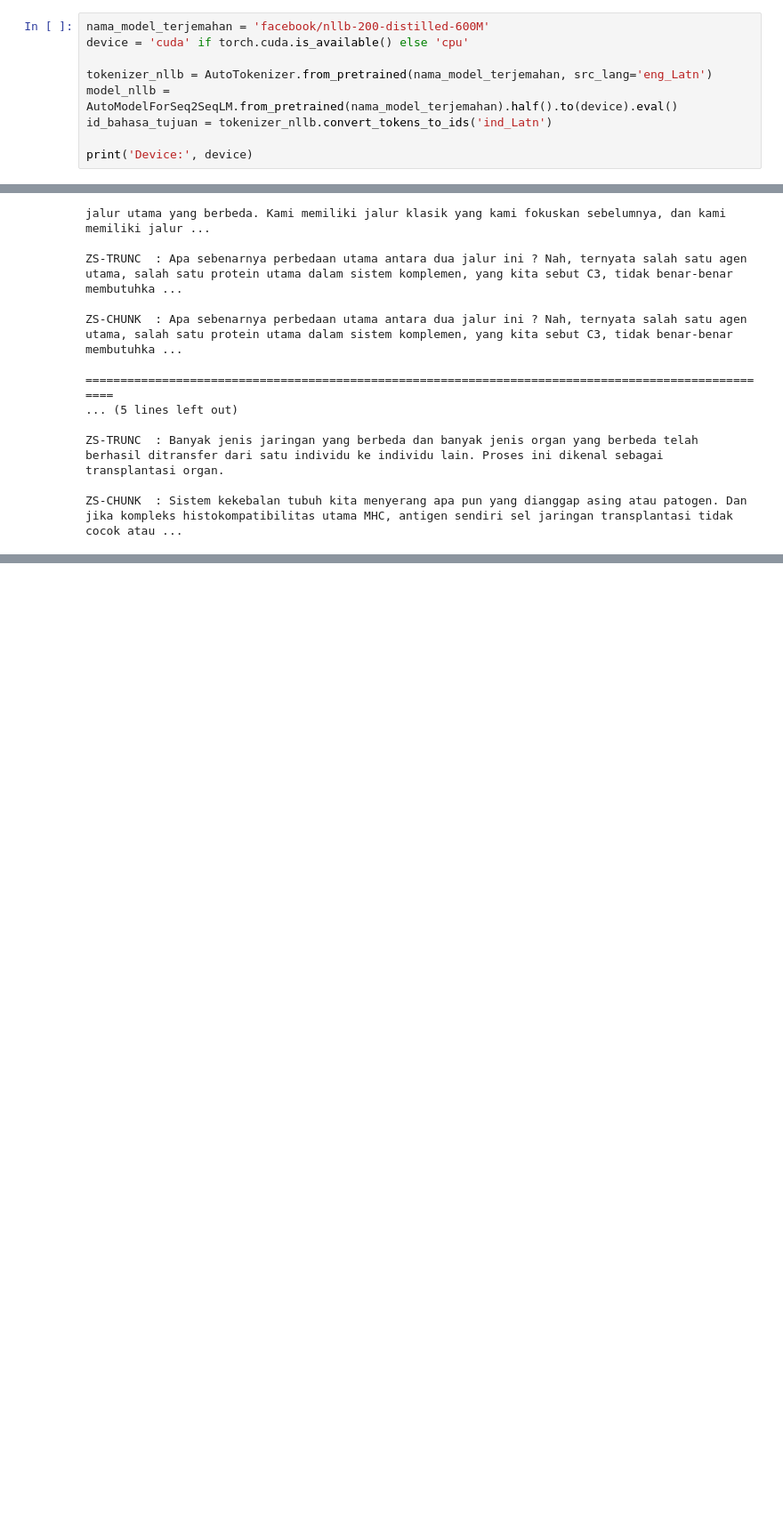
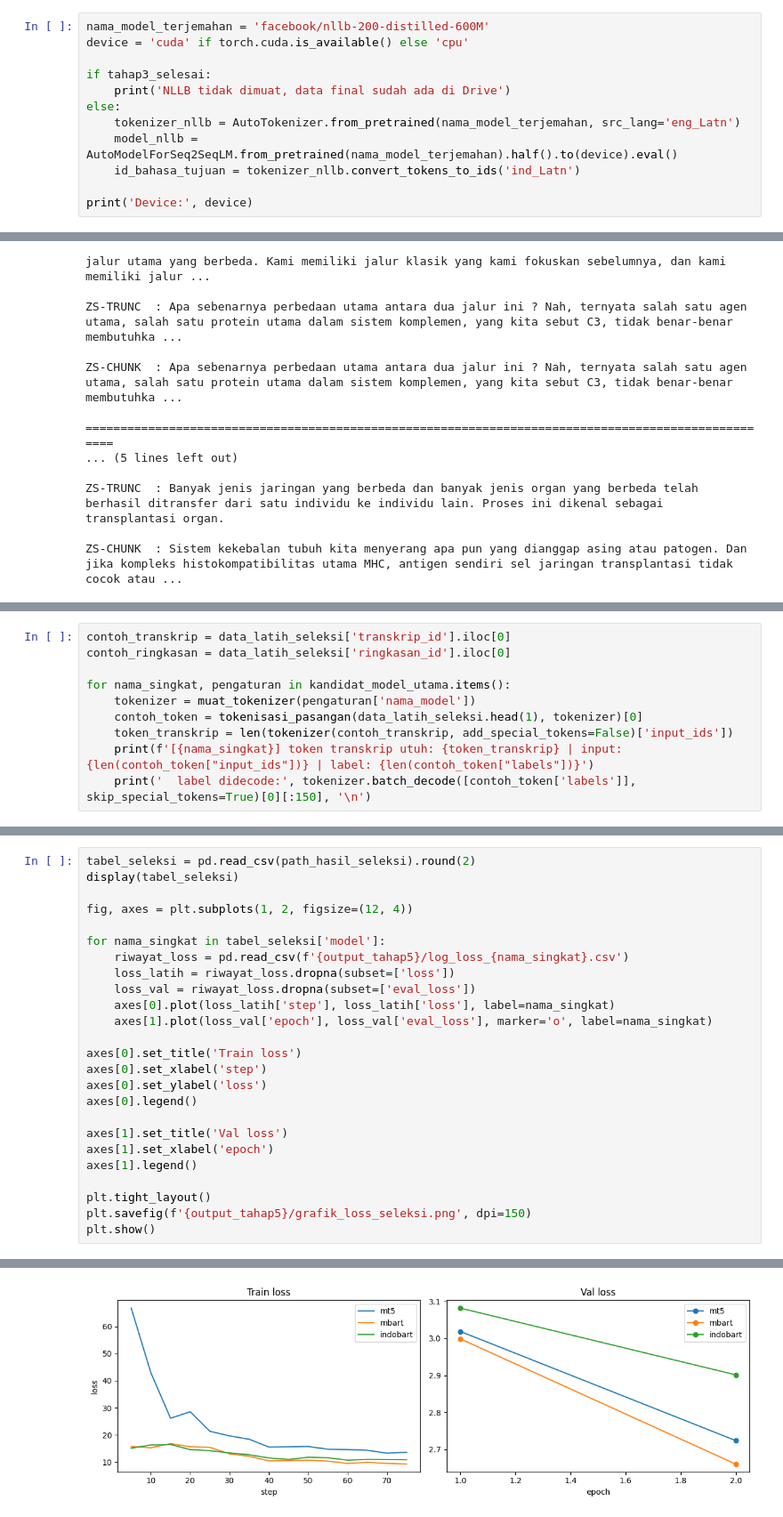
Before and after one commit to IRay3477/Pengembangan-Model-Deep-Learning-dan-Implementasi-API, a Jupyter notebook: Deep_Learning_Peringkasan_Otomatis_Video_Kuliah_Bahasa_Indonesia.ipynb, the cells around one changed output, grey strips where cells are left out. Shown at 89% size. Drawn from its saved outputs; the diff is of its cells as text; blank space fills up the shorter version.

```diff
--- a/Deep_Learning_Peringkasan_Otomatis_Video_Kuliah_Bahasa_Indonesia.ipynb
+++ b/Deep_Learning_Peringkasan_Otomatis_Video_Kuliah_Bahasa_Indonesia.ipynb
@@ -742,9 +777,12 @@ Memuat Model NLLB
 nama_model_terjemahan = 'facebook/nllb-200-distilled-600M'
 device = 'cuda' if torch.cuda.is_available() else 'cpu'
 
-tokenizer_nllb = AutoTokenizer.from_pretrained(nama_model_terjemahan, src_lang='eng_Latn')
-model_nllb = AutoModelForSeq2SeqLM.from_pretrained(nama_model_terjemahan).half().to(device).eval()
-id_bahasa_tujuan = tokenizer_nllb.convert_tokens_to_ids('ind_Latn')
+if tahap3_selesai:
+    print('NLLB tidak dimuat, data final sudah ada di Drive')
+else:
+    tokenizer_nllb = AutoTokenizer.from_pretrained(nama_model_terjemahan, src_lang='eng_Latn')
+    model_nllb = AutoModelForSeq2SeqLM.from_pretrained(nama_model_terjemahan).half().to(device).eval()
+    id_bahasa_tujuan = tokenizer_nllb.convert_tokens_to_ids('ind_Latn')
 
 print('Device:', device)
 # %% [output]
@@ -1434,0 +1625,10 @@ ZS-CHUNK  : Sistem kekebalan tubuh kita menyerang apa pun yang dianggap asing at
+# %%
+contoh_transkrip = data_latih_seleksi['transkrip_id'].iloc[0]
+contoh_ringkasan = data_latih_seleksi['ringkasan_id'].iloc[0]
+
+for nama_singkat, pengaturan in kandidat_model_utama.items():
+    tokenizer = muat_tokenizer(pengaturan['nama_model'])
+    contoh_token = tokenisasi_pasangan(data_latih_seleksi.head(1), tokenizer)[0]
+    token_transkrip = len(tokenizer(contoh_transkrip, add_special_tokens=False)['input_ids'])
+    print(f'[{nama_singkat}] token transkrip utuh: {token_transkrip} | input: {len(contoh_token["input_ids"])} | label: {len(contoh_token["labels"])}')
+    print('  label didecode:', tokenizer.batch_decode([contoh_token['labels']], skip_special_tokens=True)[0][:150], '\n')
@@ -1434,0 +1748,26 @@ ZS-CHUNK  : Sistem kekebalan tubuh kita menyerang apa pun yang dianggap asing at
+# %%
+tabel_seleksi = pd.read_csv(path_hasil_seleksi).round(2)
+display(tabel_seleksi)
+
+fig, axes = plt.subplots(1, 2, figsize=(12, 4))
+
+for nama_singkat in tabel_seleksi['model']:
+    riwayat_loss = pd.read_csv(f'{output_tahap5}/log_loss_{nama_singkat}.csv')
+    loss_latih = riwayat_loss.dropna(subset=['loss'])
+    loss_val = riwayat_loss.dropna(subset=['eval_loss'])
+    axes[0].plot(loss_latih['step'], loss_latih['loss'], label=nama_singkat)
+    axes[1].plot(loss_val['epoch'], loss_val['eval_loss'], marker='o', label=nama_singkat)
+
+axes[0].set_title('Train loss')
+axes[0].set_xlabel('step')
+axes[0].set_ylabel('loss')
+axes[0].legend()
+
+axes[1].set_title('Val loss')
+axes[1].set_xlabel('epoch')
+axes[1].legend()
+
+plt.tight_layout()
+plt.savefig(f'{output_tahap5}/grafik_loss_seleksi.png', dpi=150)
+plt.show()
+# %% [output]
@@ -1434,0 +1778 @@ ZS-CHUNK  : Sistem kekebalan tubuh kita menyerang apa pun yang dianggap asing at
+[figure, added]
```
Also changed, not shown: parts of 24 cells of this notebook.
